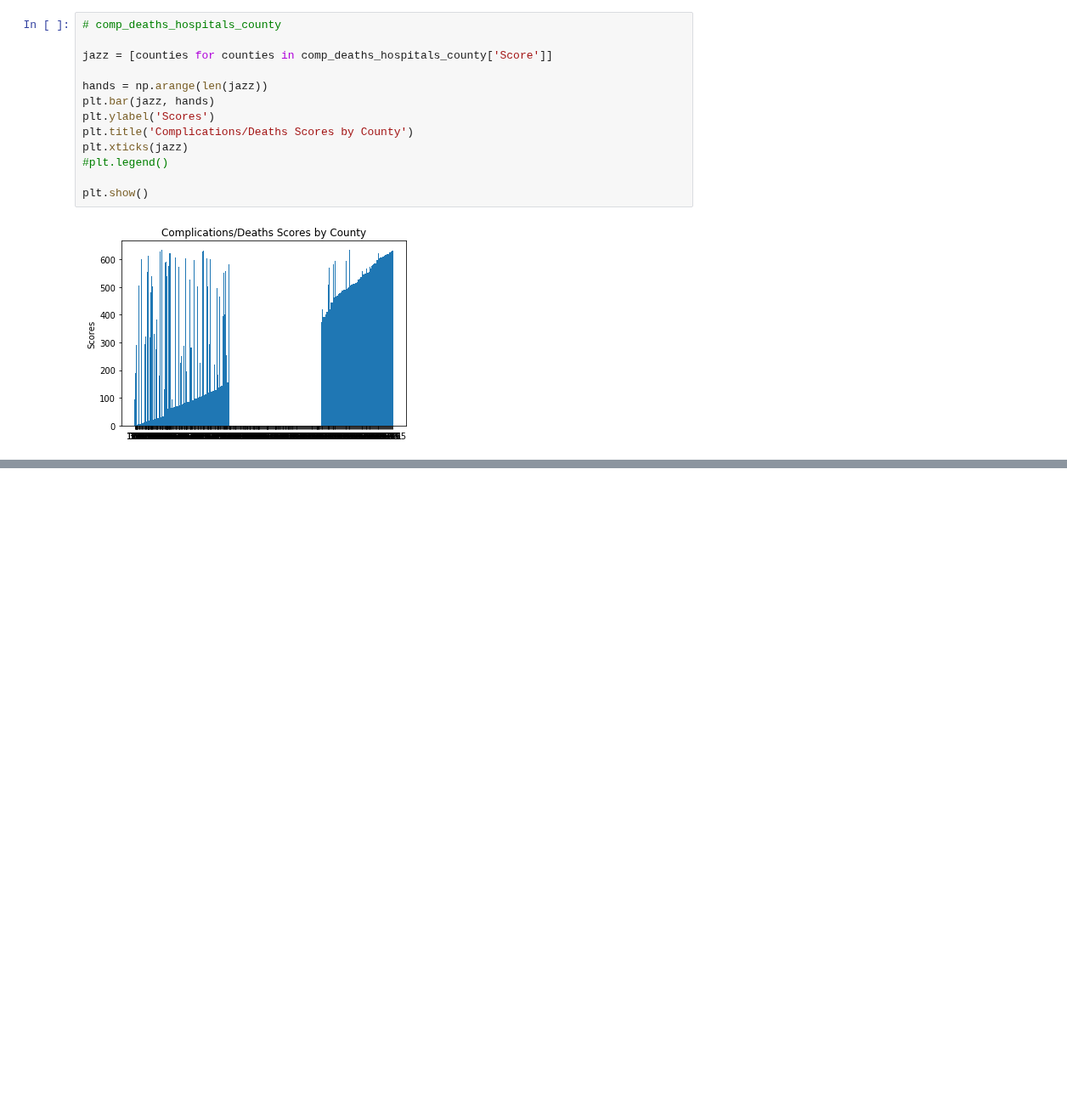
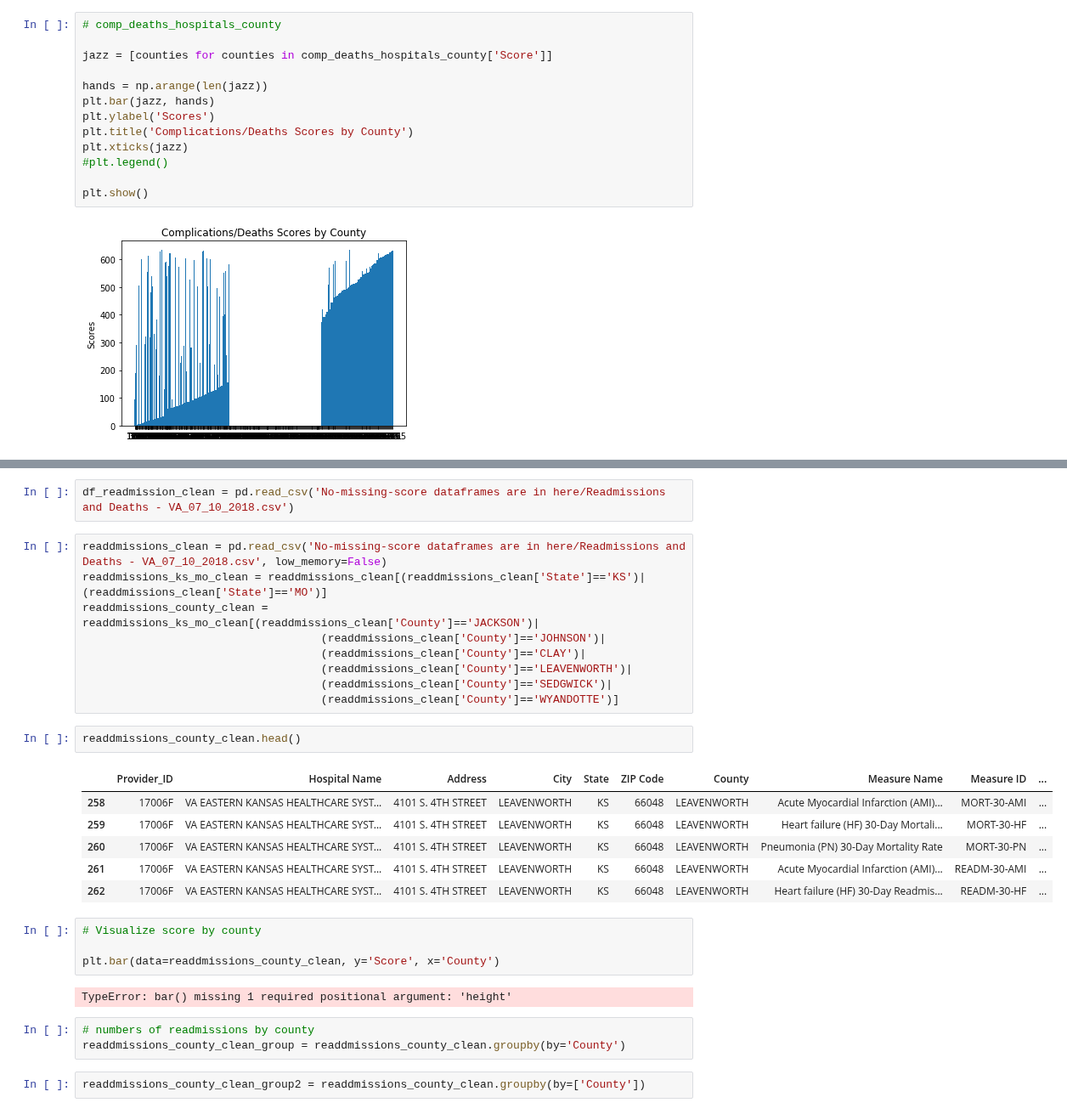
Before and after one commit to TedMur/SnakeBait, a Jupyter notebook: Data/Jazzy Bars.ipynb, the cells around one changed output, grey strips where cells are left out. Shown at 85% size. Saved outputs shown, nothing was run; the diff lists cells and outputs as text; blank space fills up the shorter version.

```diff
--- a/Data/Jazzy Bars.ipynb
+++ b/Data/Jazzy Bars.ipynb
@@ -209,0 +216,31 @@ plt.show()
+# %%
+df_readmission_clean = pd.read_csv('No-missing-score dataframes are in here/Readmissions and Deaths - VA_07_10_2018.csv')
+# %%
+readdmissions_clean = pd.read_csv('No-missing-score dataframes are in here/Readmissions and Deaths - VA_07_10_2018.csv', low_memory=False)
+readdmissions_ks_mo_clean = readdmissions_clean[(readdmissions_clean['State']=='KS')|(readdmissions_clean['State']=='MO')]
+readdmissions_county_clean = readdmissions_ks_mo_clean[(readdmissions_clean['County']=='JACKSON')|
+                                    (readdmissions_clean['County']=='JOHNSON')|
+                                    (readdmissions_clean['County']=='CLAY')|
+                                    (readdmissions_clean['County']=='LEAVENWORTH')|
+                                    (readdmissions_clean['County']=='SEDGWICK')|
+                                    (readdmissions_clean['County']=='WYANDOTTE')]
+# %%
+readdmissions_county_clean.head()
+# %% [output]
+|  | Provider_ID | Hospital Name | Address | City | State | ZIP Code | County | Measure Name | Measure ID | ... |
+| 258 | 17006F | VA EASTERN KANSAS HEALTHCARE SYST... | 4101 S. 4TH STREET | LEAVENWORTH | KS | 66048 | LEAVENWORTH | Acute Myocardial Infarction (AMI)... | MORT-30-AMI | ... |
+| 259 | 17006F | VA EASTERN KANSAS HEALTHCARE SYST... | 4101 S. 4TH STREET | LEAVENWORTH | KS | 66048 | LEAVENWORTH | Heart failure (HF) 30-Day Mortali... | MORT-30-HF | ... |
+| 260 | 17006F | VA EASTERN KANSAS HEALTHCARE SYST... | 4101 S. 4TH STREET | LEAVENWORTH | KS | 66048 | LEAVENWORTH | Pneumonia (PN) 30-Day Mortality Rate | MORT-30-PN | ... |
+| 261 | 17006F | VA EASTERN KANSAS HEALTHCARE SYST... | 4101 S. 4TH STREET | LEAVENWORTH | KS | 66048 | LEAVENWORTH | Acute Myocardial Infarction (AMI)... | READM-30-AMI | ... |
+| 262 | 17006F | VA EASTERN KANSAS HEALTHCARE SYST... | 4101 S. 4TH STREET | LEAVENWORTH | KS | 66048 | LEAVENWORTH | Heart failure (HF) 30-Day Readmis... | READM-30-HF | ... |
+# %%
+# Visualize score by county
+
+plt.bar(data=readdmissions_county_clean, y='Score', x='County')
+# %% [output]
+TypeError: bar() missing 1 required positional argument: 'height'
+# %%
+# numbers of readmissions by county
+readdmissions_county_clean_group = readdmissions_county_clean.groupby(by='County')
+# %%
+readdmissions_county_clean_group2 = readdmissions_county_clean.groupby(by=['County'])
```
Also changed, not shown: parts of 6 cells of this notebook, 3 other files.
